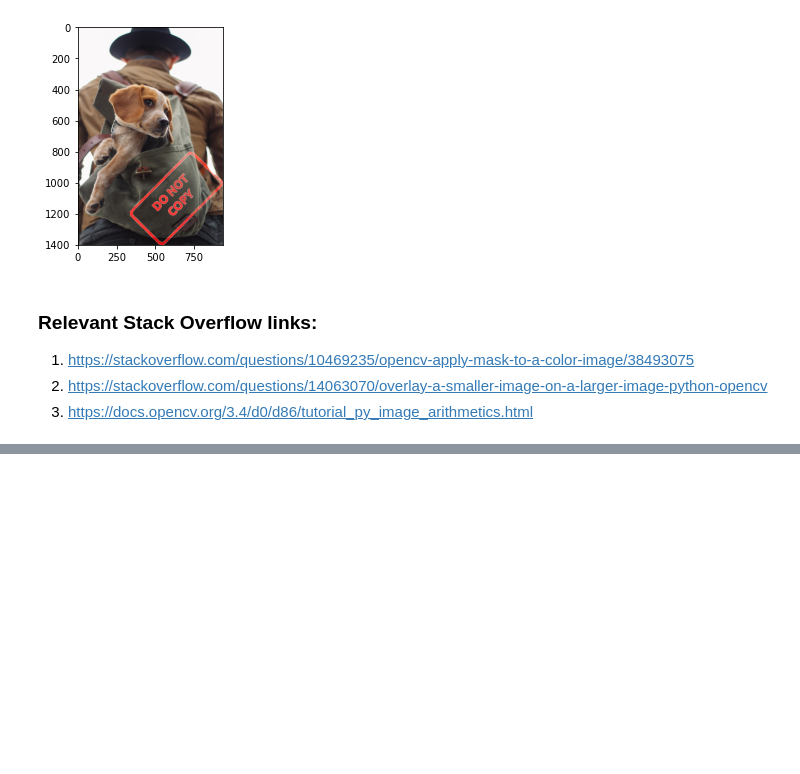
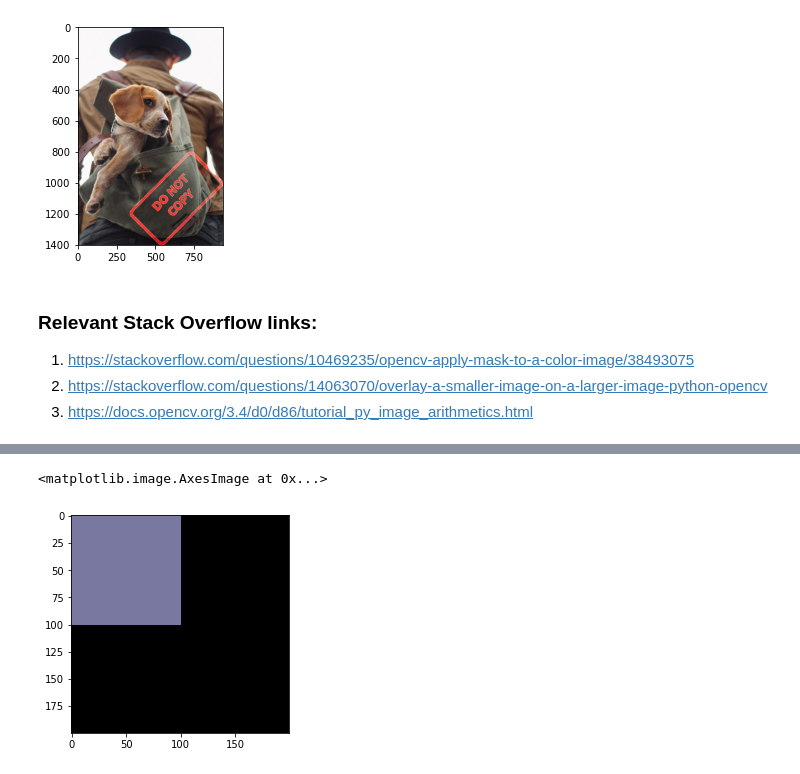
Before and after one commit to darshil0805/OpenCVCourse, a Jupyter notebook: BlendingandPasting.ipynb, the cells around one changed output, grey strips where cells are left out. Drawn from its saved outputs; the diff is of its cells as text; code cells hidden in the pictures; blank space fills up the shorter version.

```diff
--- a/BlendingandPasting.ipynb
+++ b/BlendingandPasting.ipynb
@@ -180,0 +193,5 @@ plt.imshow(large_img);
+# %%
+plt.imshow(img_x)
+# %% [output]
+<matplotlib.image.AxesImage at 0x...>
+[figure, added]
```
Also changed, not shown: parts of 18 cells of this notebook, 5 other files.
